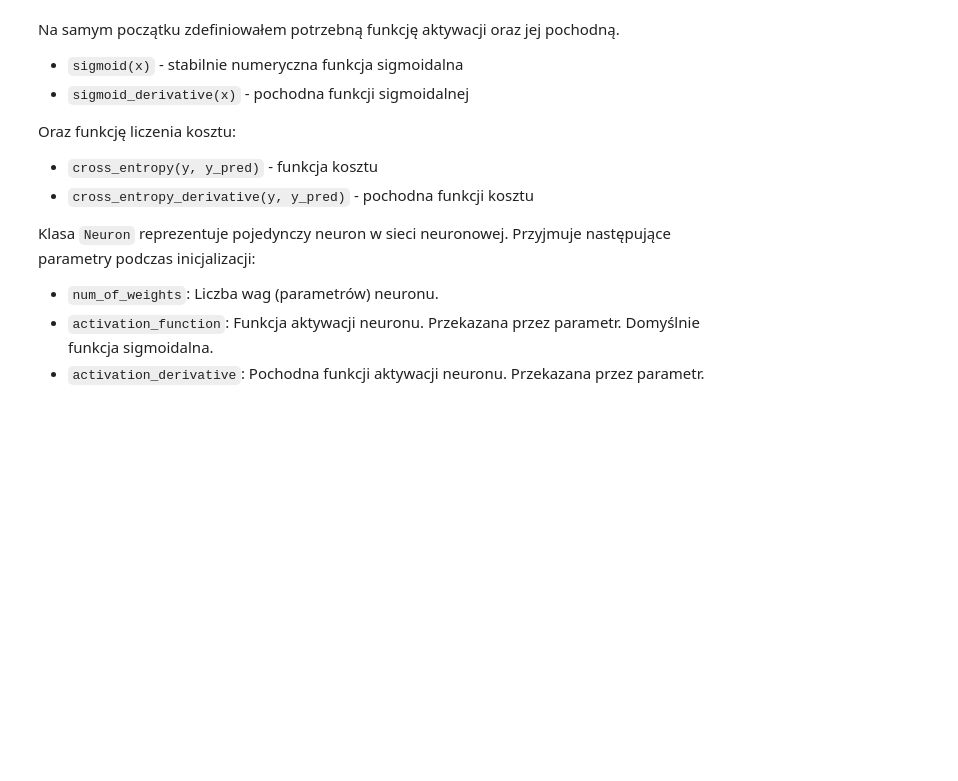
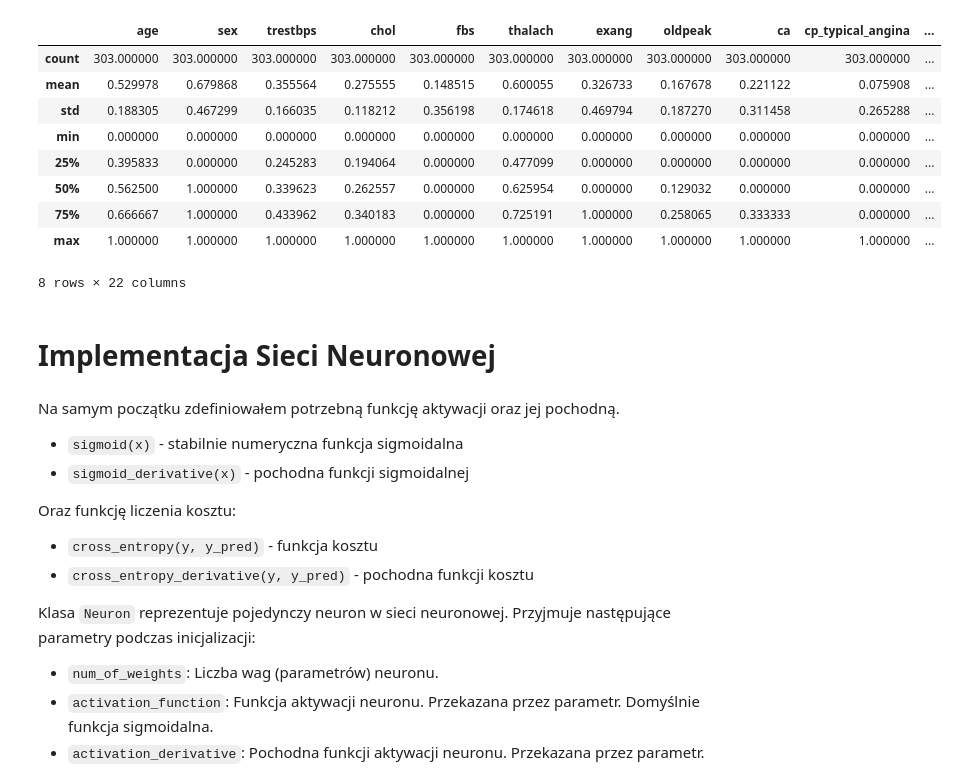
Before and after one commit to Filipstrozik/NeuralNetworks, a Jupyter notebook: CW3/lista3.ipynb, the cells around one changed output. Saved outputs shown, nothing was run; the diff lists cells and outputs as text; code cells hidden in the pictures; blank space fills up the shorter version.

```diff
--- a/CW3/lista3.ipynb
+++ b/CW3/lista3.ipynb
@@ -63,10 +74,22 @@ memory usage: 55.7 KB
 # %%
-# Extract target without missing values
+
 Y = X['num']
 X = X.drop('num', axis=1)
 
-# Normalize data to [0, 1] range
+pd.set_option('display.width', 2000)
 X_norm = (X - X.min()) / (X.max() - X.min())
+X_norm.describe()
+# %% [output]
+|  | age | sex | trestbps | chol | fbs | thalach | exang | oldpeak | ca | cp_typical_angina | ... |
+| count | 303.000000 | 303.000000 | 303.000000 | 303.000000 | 303.000000 | 303.000000 | 303.000000 | 303.000000 | 303.000000 | 303.000000 | ... |
+| mean | 0.529978 | 0.679868 | 0.355564 | 0.275555 | 0.148515 | 0.600055 | 0.326733 | 0.167678 | 0.221122 | 0.075908 | ... |
+| std | 0.188305 | 0.467299 | 0.166035 | 0.118212 | 0.356198 | 0.174618 | 0.469794 | 0.187270 | 0.311458 | 0.265288 | ... |
+| min | 0.000000 | 0.000000 | 0.000000 | 0.000000 | 0.000000 | 0.000000 | 0.000000 | 0.000000 | 0.000000 | 0.000000 | ... |
+| 25% | 0.395833 | 0.000000 | 0.245283 | 0.194064 | 0.000000 | 0.477099 | 0.000000 | 0.000000 | 0.000000 | 0.000000 | ... |
+| 50% | 0.562500 | 1.000000 | 0.339623 | 0.262557 | 0.000000 | 0.625954 | 0.000000 | 0.129032 | 0.000000 | 0.000000 | ... |
+| 75% | 0.666667 | 1.000000 | 0.433962 | 0.340183 | 0.000000 | 0.725191 | 1.000000 | 0.258065 | 0.333333 | 0.000000 | ... |
+| max | 1.000000 | 1.000000 | 1.000000 | 1.000000 | 1.000000 | 1.000000 | 1.000000 | 1.000000 | 1.000000 | 1.000000 | ... |
+8 rows × 22 columns
 # %%
 class Neuron():
     def __init__(self, num_of_weights, stand_dev=1):
@@ -184,6 +204,8 @@ class NeuralNetwork():
 
     def predict(self, X):
         return self.forward(X)
+# %% [markdown]
+# Implementacja Sieci Neuronowej
 # %%
 def sigmoid(X):
     return np.exp(-np.logaddexp(0, -X))
```
Also changed, not shown: parts of 12 cells of this notebook, 1 other file.
